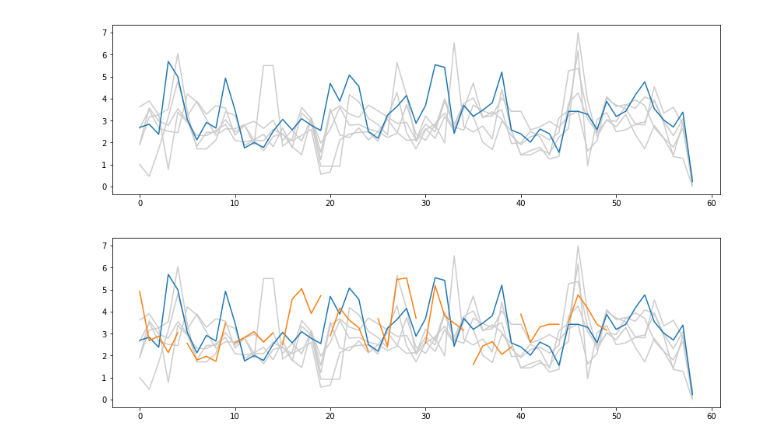
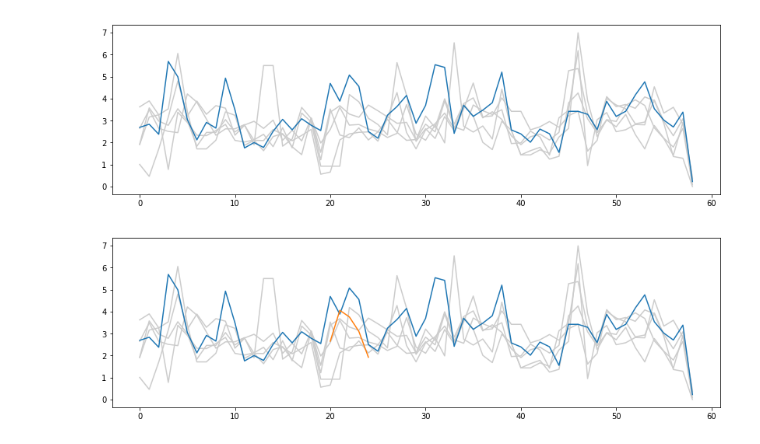
Before and after one commit to ulzee/traffic, a Jupyter notebook: Tmp_Spot_RNN.ipynb, the cells around one changed output. Saved outputs shown, nothing was run; the diff lists cells and outputs as text; code cells hidden in the pictures.

```diff
--- a/Tmp_Spot_RNN.ipynb
+++ b/Tmp_Spot_RNN.ipynb
@@ -123,17 +143,17 @@ show_context(sample)
 [figure]
 # %%
 preds = []
-for bi in range(10, sample.shape[1]+1):
-    hist = torch.Tensor(np.expand_dims(sample[:, bi-10:bi], 0))
-    Xs, _ = model.format_batch(hist)
-    yout = model(Xs)
-    preds.append(tonpy(yout))
+bi = 30
+hist = torch.Tensor(np.expand_dims(sample[:, bi-10:bi], 0))
+Xs, _ = model.format_batch(hist)
+yout = tonpy(model(Xs))
+#     preds.append(tonpy(yout))
 # %%
 show_context(sample, draw=False)
-for bi in range(10, sample.shape[1]+1, 5):
-    ylast = np.flip(preds[bi-10][0, :])
-    xpos = list(range(bi-10, bi-5))
-    plt.plot(xpos, ylast, color='C1')
+# for bi in range(10, sample.shape[1]+1, 5):
+ylast = np.flip(yout[0, :])
+xpos = list(range(bi-10, bi-5))
+plt.plot(xpos, ylast, color='C1')
 plt.show(); plt.close()
 # %% [output]
-[figure, old version]
+[figure, new version]
```
Also changed, not shown: parts of 2 cells of this notebook, 1 other file.
